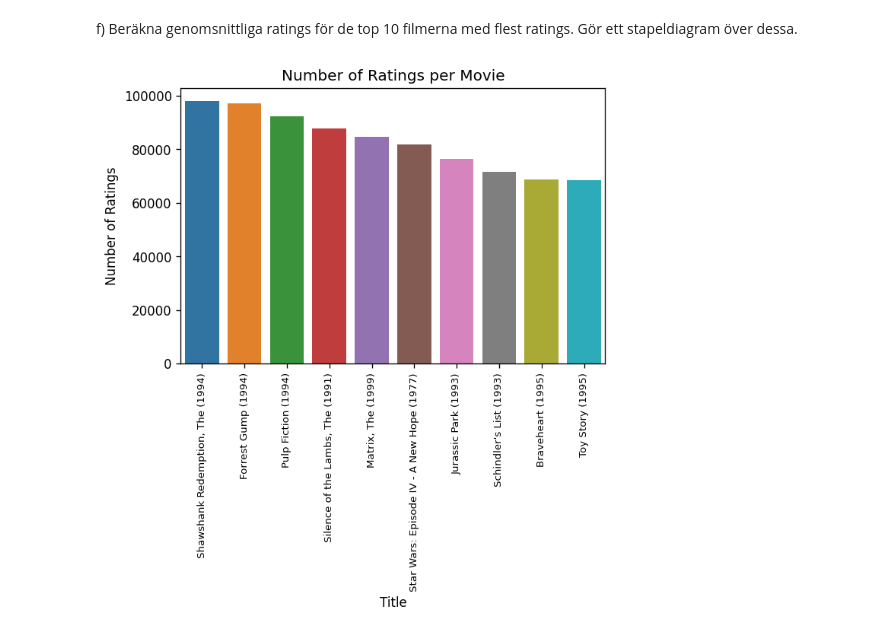
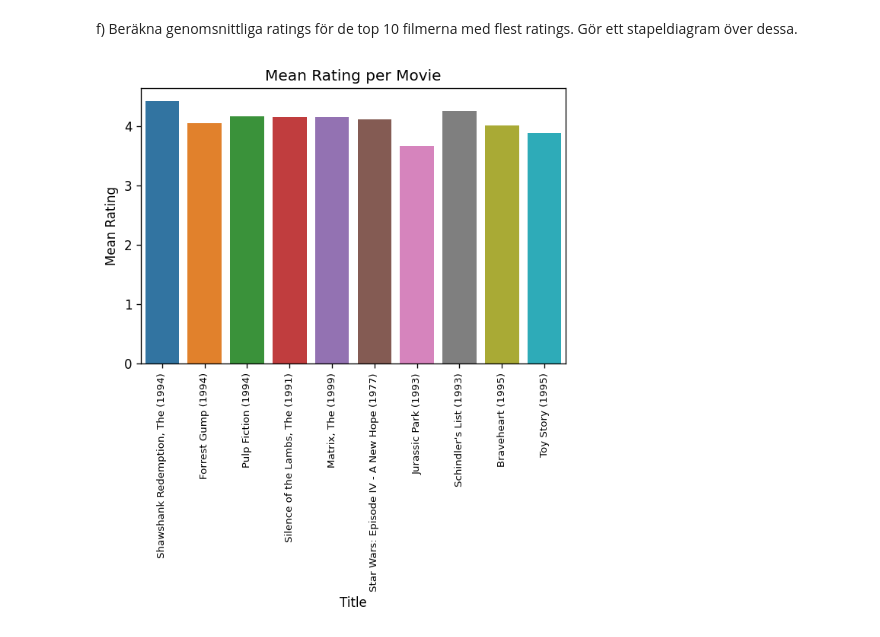
Before and after one commit to Anna-MariaSjolund/Machine-learning, a Jupyter notebook: labs/lab_movie_recommendations.ipynb, the cells around one changed output. Drawn from its saved outputs; the diff is of its cells as text; code cells hidden in the pictures.

```diff
--- a/labs/lab_movie_recommendations.ipynb
+++ b/labs/lab_movie_recommendations.ipynb
@@ -225,8 +225,8 @@ f) Beräkna genomsnittliga ratings för de top 10 filmerna med flest ratings. G
 dessa.
 # %%
 fig = plt.figure(dpi=120)
-ax = sns.barplot(x=movies_most_rated["title"], y=movies_most_rated["Number of Ratings"])
-ax.set(title="Number of Ratings per Movie", xlabel="Title")
+ax = sns.barplot(x=movies_most_rated["title"], y=movies_most_rated["Mean Rating"])
+ax.set(title="Mean Rating per Movie", xlabel="Title")
 _ = ax.set_xticklabels(ax.get_xticklabels(), rotation=90, size=8)
 # %% [output]
-[figure, old version]
+[figure, new version]
```
